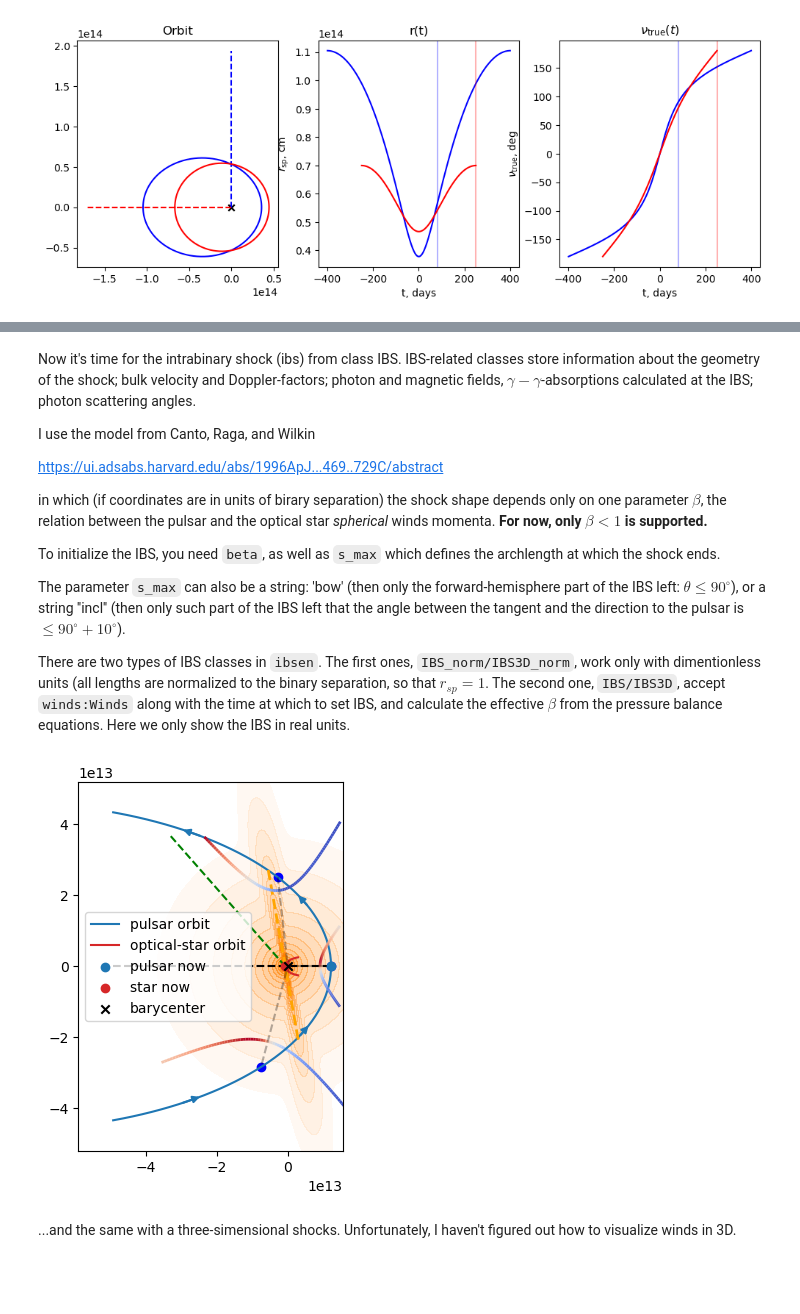
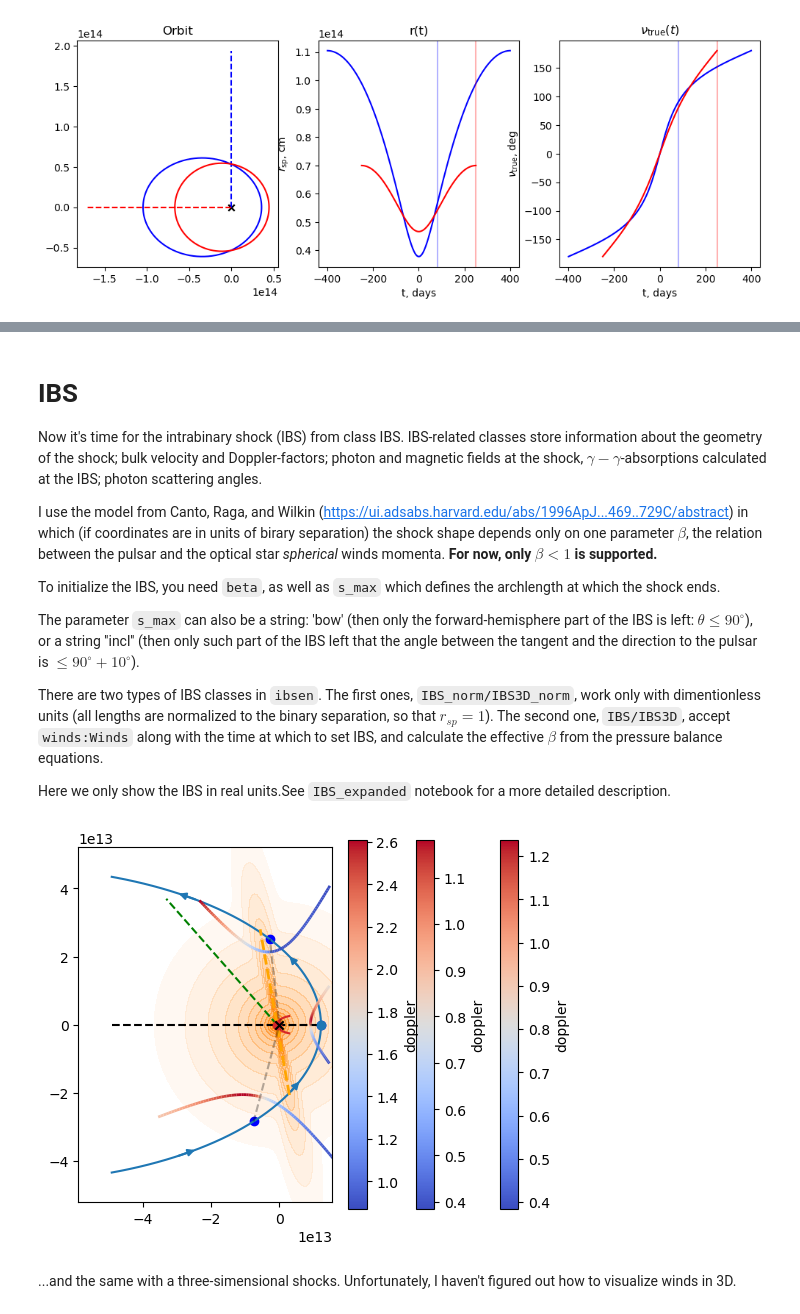
Before and after one commit to Alvkuzin/IBSEn, a Jupyter notebook: tutorials/Full_tutorial.ipynb, the cells around one changed output, grey strips where cells are left out. Saved outputs shown, nothing was run; the diff lists cells and outputs as text; code cells hidden in the pictures; blank space fills up the shorter version.

```diff
--- a/tutorials/Full_tutorial.ipynb
+++ b/tutorials/Full_tutorial.ipynb
@@ -135,50 +145,52 @@ winds.peek(ax=None,
 # %% [markdown]
-Now it's time for the intrabinary shock (ibs) from class IBS. IBS-related classes store information about the geometry of the shock; bulk velocity and Doppler-factors; photon and magnetic fields, $\gamma-\gamma$-absorptions calculated at the IBS; photon scattering angles.
+# IBS
 
-I use the model from Canto, Raga, and Wilkin
+Now it's time for the intrabinary shock (IBS) from class IBS. IBS-related classes store information about the geometry of the shock; bulk velocity and Doppler-factors; photon and magnetic fields at the shock, $\gamma-\gamma$-absorptions calculated at the IBS; photon scattering angles.
 
-https://ui.adsabs.harvard.edu/abs/1996ApJ...469..729C/abstract
-
+I use the model from Canto, Raga, and Wilkin (https://ui.adsabs.harvard.edu/abs/1996ApJ...469..729C/abstract)
 in which (if coordinates are in units of birary separation) the shock shape depends only on one parameter $\beta$, the relation between the pulsar and the optical star _spherical_ winds momenta. **For now, only $\beta<1$ is supported.**
 
 To initialize the IBS, you need ``beta``, as well as ``s_max`` which defines the archlength at which the shock ends.
 
-The parameter `s_max` can also be a string: 'bow' (then only the forward-hemisphere part of the IBS left: $\theta \leq 90^\circ$), or a string ''incl'' (then only such part of the IBS left that the angle between the tangent and the direction to the pulsar is $\leq 90^\circ + 10^\circ$).
+The parameter `s_max` can also be a string: 'bow' (then only the forward-hemisphere part of the IBS is left: $\theta \leq 90^\circ$), or a string ''incl'' (then only such part of the IBS left that the angle between the tangent and the direction to the pulsar is $\leq 90^\circ + 10^\circ$).
 
-There are two types of IBS classes in `ibsen`. The first ones, ``IBS_norm/IBS3D_norm``, work only with dimentionless units (all lengths are normalized to the binary separation, so that $r_{sp}=1$. The second one, ``IBS/IBS3D``, accept ``winds:Winds`` along with the time at which to set IBS, and calculate the effective $\beta$ from the pressure balance equations. Here we only show the IBS in real units.
+There are two types of IBS classes in `ibsen`. The first ones, ``IBS_norm/IBS3D_norm``, work only with dimentionless units (all lengths are normalized to the binary separation, so that $r_{sp}=1$). The second one, ``IBS/IBS3D``, accept ``winds:Winds`` along with the time at which to set IBS, and calculate the effective $\beta$ from the pressure balance equations.
+
+Here we only show the IBS in real units.See `IBS_expanded` notebook for a more detailed description.
 # %%
 """
 For t = 25 days, 0, and 20 days, draw an IBS calculated from the winds initialized
 before. Draw it with color corresponding to the doppler factor delta.
 """
 from ibsen import IBS, IBS3D
 fig, ax = plt.subplots(1, 1)
 show_winds = True
 for t in (-25*DAY, 0*DAY, 20*DAY):
     ibs = IBS(winds = winds,    # previously initialized class winds:Winds to calculate beta_eff
               t_to_calculate_beta_eff=t,  # when to calculate beta_eff
               gamma_max=2.,     # max bulk motion gamma
               s_max=1.0,         # where to cut IBS. s_max = 1 means 'cut it where the arclength
                                 # along the shock is equal to the 1 orbital separation at a given time'
                                 # can also be strings ``bow`` or ``incl``.
 
               s_max_g=2,        # a parameter of a linear function Gamma(s)
               n=41,             # number of points in ONE horn of IBS to initialize
 
               abs_gg_filename = None, # with tabulated gg-opacities; optional
               )
     # show winds once
     ibs.peek(fig=fig, ax=ax,
                   show_winds=show_winds, # self-explanatory. winds:Winds should be provided. Default is False.
                   ibs_color='doppler', # either real color to put to matplotlib OR {'doppler',
                                          # 'scattering', 'scattering_comoving', 'gg_tau', 'gg_abs'} OR any IBS attribute
                                          # which returns an array of length ibs.s.size
                   showtime = (-80*DAY, 80*DAY), # to put into winds.peek()
-                  to_label = False,
+                  to_label = True,
+
                  )
     show_winds = False
 # %% [output]
-[figure, old version]
+[figure, new version]
 # %% [markdown]
 ...and the same with a three-simensional shocks. Unfortunately, I haven't figured out how to visualize
 winds in 3D.
```
Also changed, not shown: parts of 15 cells of this notebook, 4 other files.
